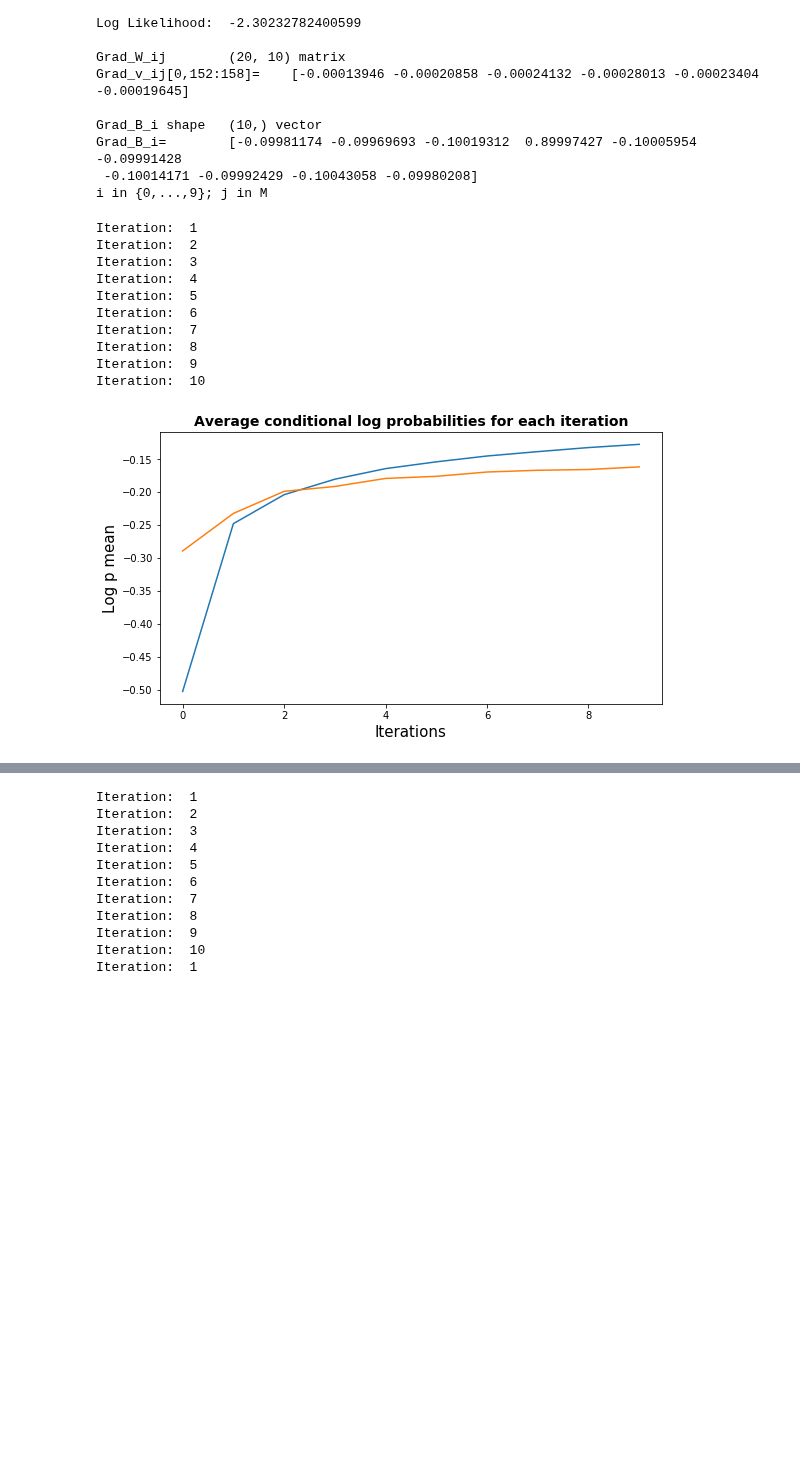
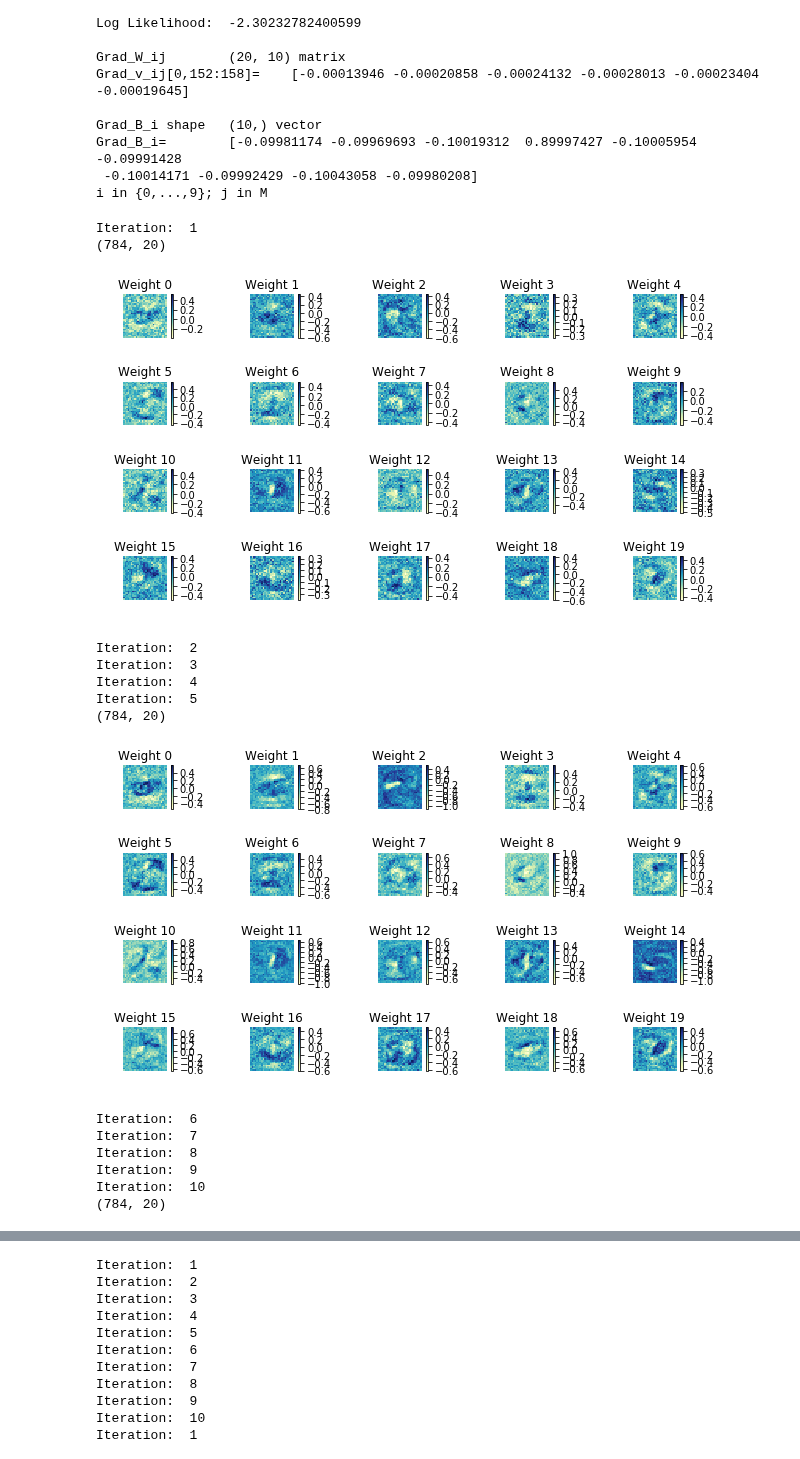
Before and after one commit to ML77777/ML1-18, a Jupyter notebook: Marvin/lab2.ipynb, the cells around one changed output, grey strips where cells are left out. Drawn from its saved outputs; the diff is of its cells as text; code cells hidden in the pictures; blank space fills up the shorter version.

```diff
--- a/Marvin/lab2.ipynb
+++ b/Marvin/lab2.ipynb
@@ -953,47 +953,47 @@ def test_MLP(x_train, t_train, x_valid, t_valid, w, b,v,a,eta=1e-4):
             logp_valid_sum += logp_valid
         logp_valid_avg = logp_valid_sum / x_valid_len
         logp_valid_avgs.append(logp_valid_avg)
+        if counter in [0,4,9]:
+            plot_digits(v, num_cols=5,targets=0)
         counter +=1
 
        # print("Logp_valid_avg", logp_valid_avg)
-
     plt.plot(np.arange(len(logp_train_avgs)), logp_train_avgs, label="Line training and lr =" +str(eta))
     #plt.plot(np.arange(len(logp_train_avgs)), logp_train_avgs, 'o',label="Datapoints training and lr =" + str(eta))
     plt.plot(np.arange(len(logp_valid_avgs)), logp_valid_avgs,label="Line validation and lr =" +str(eta))
     #plt.plot(np.arange(len(logp_valid_avgs)), logp_valid_avgs,'o',label="Datapoints validation and lr =" + str(eta))
     title = "Average conditional log probabilities for each iteration"
     plt.title(title,fontsize=14,fontweight="bold")
     plt.ylabel('Log p mean',fontsize=15)
     plt.xlabel('Iterations',fontsize=15)
     #plt.legend()
     #plt.show()
 
 
     return w,b,v,a
 
 np.random.seed(1243)
 #w = np.zeros((20,10))
 w = np.random.normal(size=(20,10), scale=0.1)
 b = np.zeros((10,))
 v = np.random.normal(size=(28*28,20), scale=0.1)
 a = np.zeros((20,))
 w,b,v,a = test_MLP(x_train, t_train, x_valid, t_valid, w, b,v,a,1e-2)
 
 # Plot the weights of the first layer.
-
-#
-
-# YOUR CODE HERE
-#raise NotImplementedError()
 # %% [output]
 Iteration:  1
-Iteration:  2
-Iteration:  3
-Iteration:  4
-Iteration:  5
-Iteration:  6
-Iteration:  7
-Iteration:  8
-Iteration:  9
-Iteration:  10
+(784, 20)
-[figure, old version]
+[figure, new version]
+Iteration:  2
+Iteration:  3
+Iteration:  4
+Iteration:  5
+(784, 20)
+[figure, added]
+Iteration:  6
+Iteration:  7
+Iteration:  8
+Iteration:  9
+Iteration:  10
+(784, 20)
```
Also changed, not shown: parts of 5 cells of this notebook.
